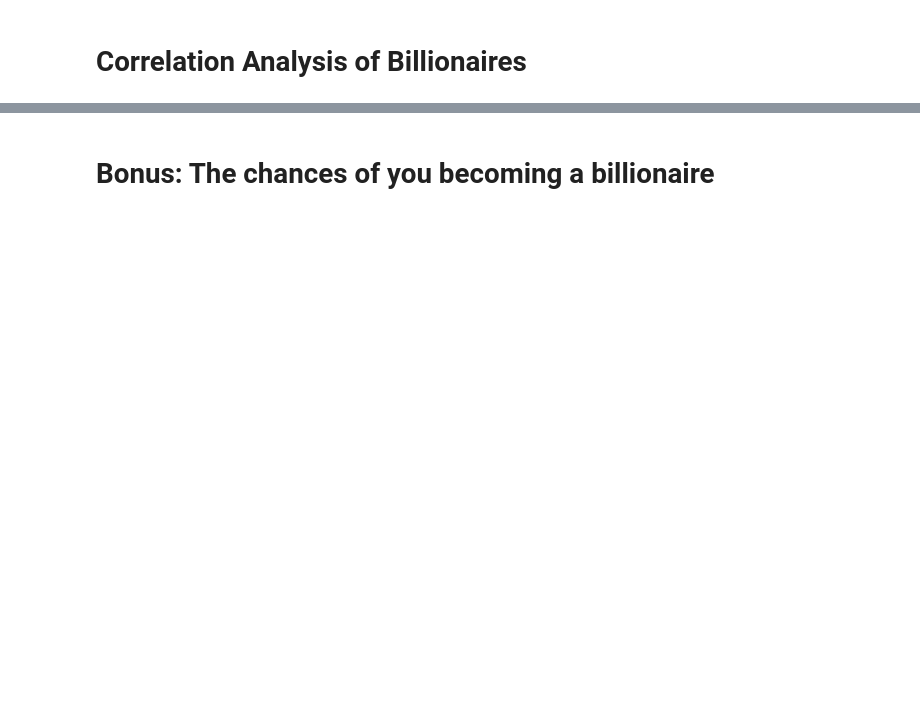
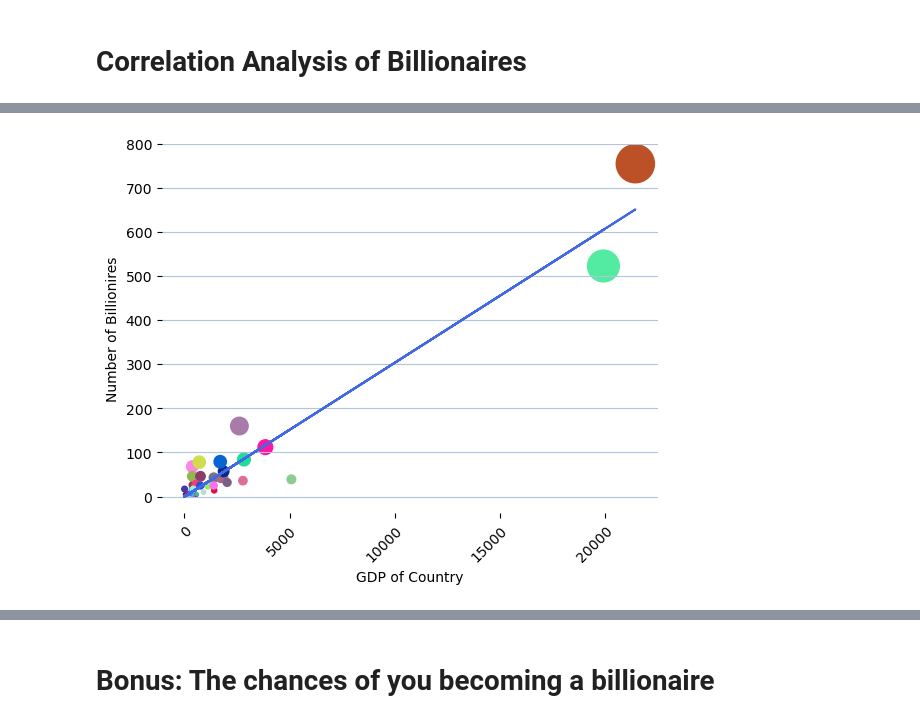
Before and after one commit to gialiubc/project_1, a Jupyter notebook: who_are_the_billionaires.ipynb, the cells around one changed output, grey strips where cells are left out. Drawn from its saved outputs; the diff is of its cells as text; code cells hidden in the pictures; blank space fills up the shorter version.

```diff
--- a/who_are_the_billionaires.ipynb
+++ b/who_are_the_billionaires.ipynb
@@ -90,10 +148,0 @@ data_df[data_df.isna().any(axis=1)]
-# %%
-# Cleaning out the 'State' and 'Residence of State' which are not needed
-full_df = data_df[['rank', 'finalWorth', 'category', 'personName', 'age', 'country',
-       'city', 'source', 'industries', 'countryOfCitizenship','selfMade', 'status', 'gender', 'birthDate', 'lastName', 'firstName',
-       'title', 'date', 'birthYear',
-       'birthMonth', 'birthDay', 'cpi_country', 'cpi_change_country',
-       'gdp_country', 'gross_tertiary_education_enrollment',
-       'gross_primary_education_enrollment_country', 'life_expectancy_country',
-       'tax_revenue_country_country', 'total_tax_rate_country',
-       'population_country', 'latitude_country', 'longitude_country']]
@@ -133,0 +336,5 @@ full_df = data_df[['rank', 'finalWorth', 'category', 'personName', 'age', 'count
+# %%
+country_df = full_df.groupby("country")
+country_sum = country_df.count()
+country_sum2 = country_df['gdp_country'].unique()
+country_sum
@@ -133,0 +356,25 @@ full_df = data_df[['rank', 'finalWorth', 'category', 'personName', 'age', 'count
+# %%
+# Billionaire vs. Countries GDP
+corr=np.round(st.pearsonr(country_sum2,country_sum['finalWorth'])[0],2)
+
+model = st.linregress(country_sum2.astype(float),country_sum['finalWorth'])
+
+y_values = (country_sum2) * model[0] + model[1]
+colors = []
+for x in range(len(country_sum2)):
+    colors.append(x)
+number_of_colors = len(country_sum2)
+color = ["#"+''.join([random.choice('0123456789ABCDEF') for j in range(6)])
+             for i in range(number_of_colors)]
+plt.scatter(country_sum2, country_sum['finalWorth'], c = color, s = country_sum['population_country'])
+plt.plot(country_sum2, y_values, color="royalblue")
+plt.grid(c="lightsteelblue", axis = 'y')
+for spine in plt.gca().spines.values():
+    spine.set_visible(False)
+plt.xticks(rotation=45, rotation_mode="anchor", ha="right", wrap=True)
+plt.ylim(top = 800)
+plt.xlabel('GDP of Country')
+plt.ylabel('Number of Billionires')
+plt.show()
+# %% [output]
+[figure, added]
```
Also changed, not shown: parts of 25 cells of this notebook.
